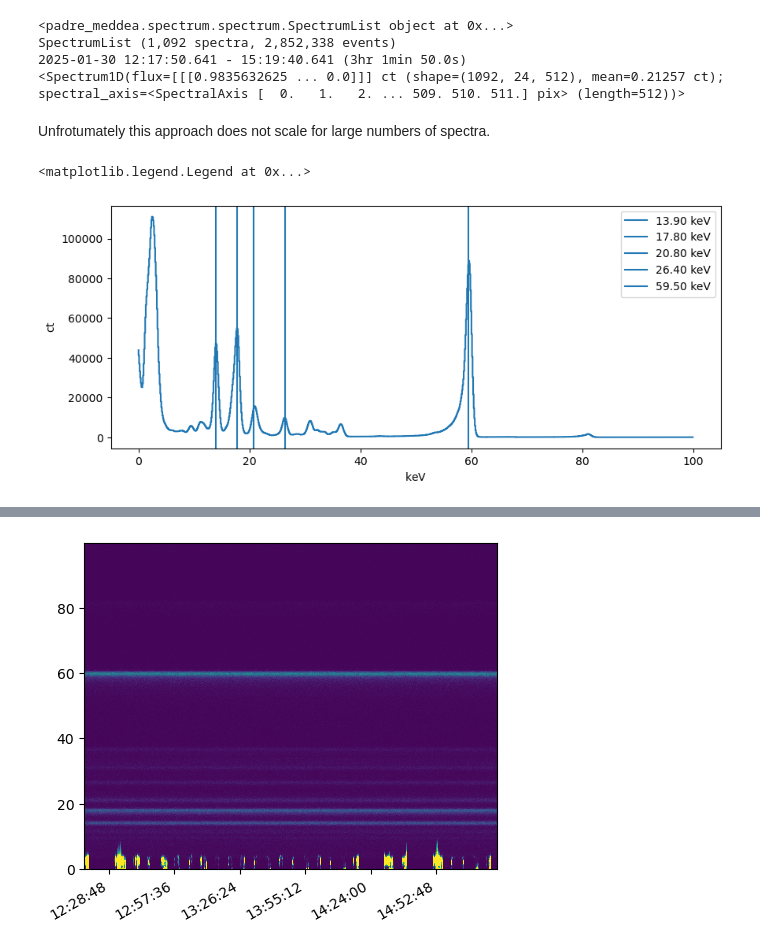
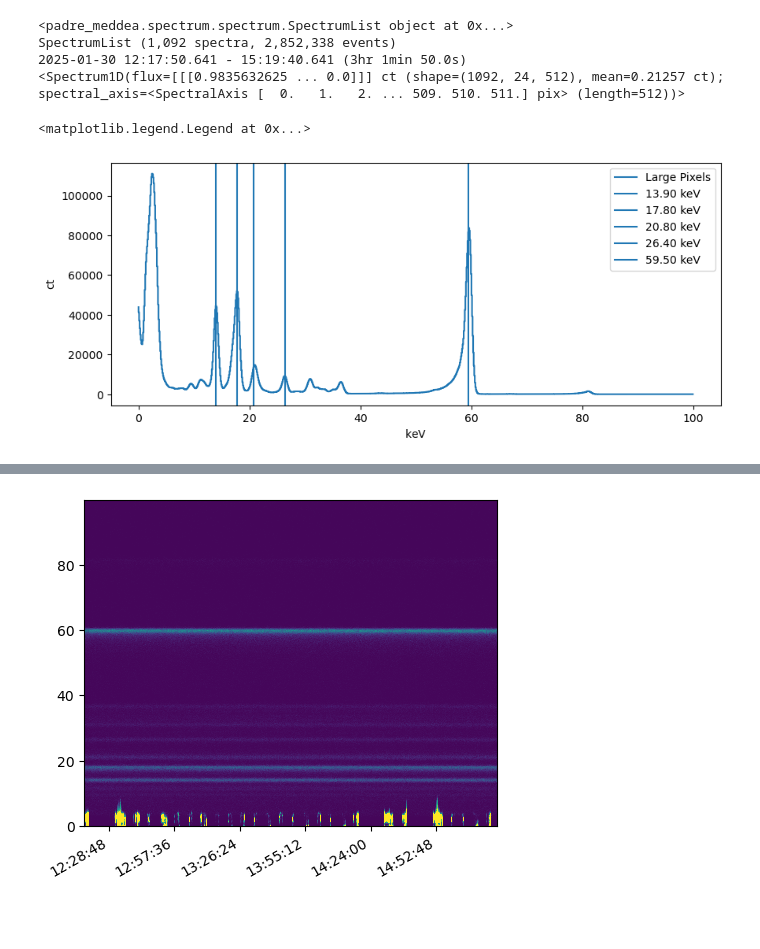
Before and after one commit to PADRESat/meddea_notebooks, a Jupyter notebook: calibration/20250706_energy_calibration_speclist.ipynb, the cells around one changed output, grey strips where cells are left out. Cells and saved outputs as stored; diff of their text form; code cells hidden in the pictures; blank space fills up the shorter version.

```diff
--- a/calibration/20250706_energy_calibration_speclist.ipynb
+++ b/calibration/20250706_energy_calibration_speclist.ipynb
@@ -163,2 +200,4 @@ spec_list.spectrum(pixel_index=0)
+# %%
+pixel_list = spec_list.pixel_list
 # %%
 fig, ax = plt.subplots()
@@ -177,6 +216,7 @@ plt.title(spec_list.pixel_list[0]['label'])
 Text(0.5, 1.0, 'Det0Pixel0L')
 [figure]
 # %%
-this_spec = spec_list.spectrum(pixel_index=0)
+spec_list.spectrum(pixel_list=pixel_list[0]).plot()
+this_spec = spec_list.spectrum(pixel_list=pixel_list[0])
 f = cal.get_calfunc_barium_rough(this_spec, plot=True)
 # %% [output]
@@ -197,8 +237,10 @@ cal_spec_list = cal.calibrate_linear_speclist(spec_list, lin_cal_params)
 ba_line_energies = [7.8, 11.8, 30.85, 35, 53.5, 57.8, 81] * u.keV
 # %%
 fig, ax = plt.subplots(figsize=(10, 4))
-this_spec = cal_spec_list.spectrum(pixel_index=np.arange(24))
-ax.step(this_spec.spectral_axis, this_spec.flux)
+large_pixels = cal_spec_list.pixel_list.select_large(asics=[0,1,2,3])
+this_spec = cal_spec_list.spectrum(pixel_list=large_pixels)
+ax.step(this_spec.spectral_axis, this_spec.flux, label="Large pixels")
+
 for this_energy in ba_line_energies:
     ax.axvline(this_energy, label=f"{this_energy:0.2f}")
 plt.legend()
@@ -207,0 +250,10 @@ plt.legend()
+# %%
+fig, ax = plt.subplots(figsize=(10, 4))
+
+small_pixels = cal_spec_list.pixel_list.select_small(asics=[0,1,2,3])
+this_spec = cal_spec_list.spectrum(pixel_list=small_pixels)
+ax.step(this_spec.spectral_axis, this_spec.flux * 1000, label="Small pixels")
+
+for this_energy in ba_line_energies:
+    ax.axvline(this_energy, label=f"{this_energy:0.2f}")
+plt.legend()
@@ -248,15 +302,13 @@ SpectrumList (1,092 spectra, 2,852,338 events)
 <Spectrum1D(flux=[[[0.9835632625 ... 0.0]]] ct (shape=(1092, 24, 512), mean=0.21257 ct); spectral_axis=<SpectralAxis [  0.   1.   2. ... 509. 510. 511.] pix> (length=512))>
 # %%
 cal_am_spec_list = cal.calibrate_linear_speclist(am_spec_list, lin_cal_params)
-# %% [markdown]
-Unfrotumately this approach does not scale for large numbers of spectra.
 # %%
 fig, ax = plt.subplots(figsize=(10, 4))
-this_spec = cal_am_spec_list.spectrum(pixel_index=np.arange(24))
-ax.step(this_spec.spectral_axis, this_spec.flux)
+this_spec = cal_am_spec_list.spectrum(pixel_list=large_pixels)
+ax.step(this_spec.spectral_axis, this_spec.flux, label="Large Pixels")
 for this_energy in am_lines:
     ax.axvline(this_energy, label=f"{this_energy:0.2f}")
 plt.legend()
 # %% [output]
 <matplotlib.legend.Legend at 0x...>
-[figure, old version]
+[figure, new version]
```
Also changed, not shown: parts of 18 cells of this notebook.
